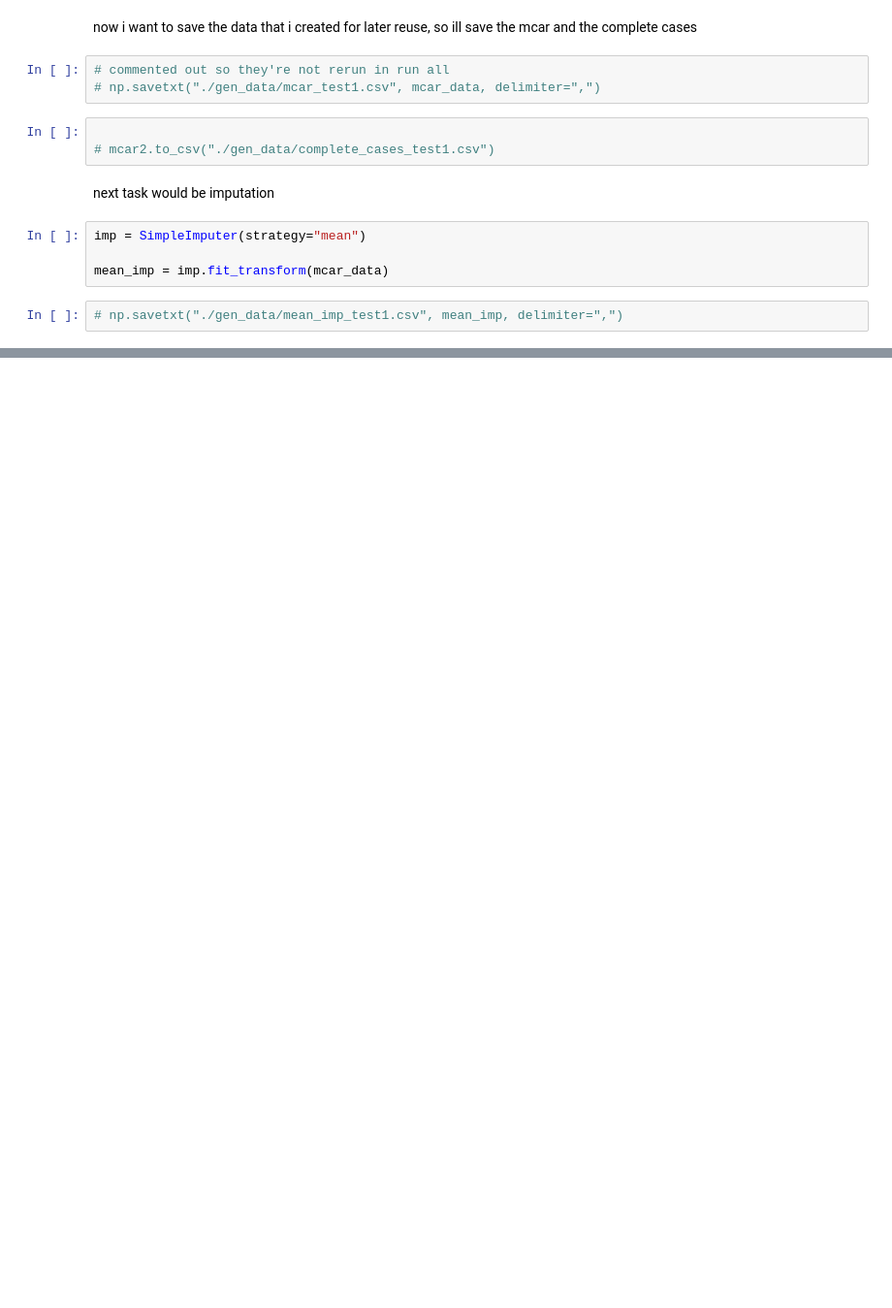
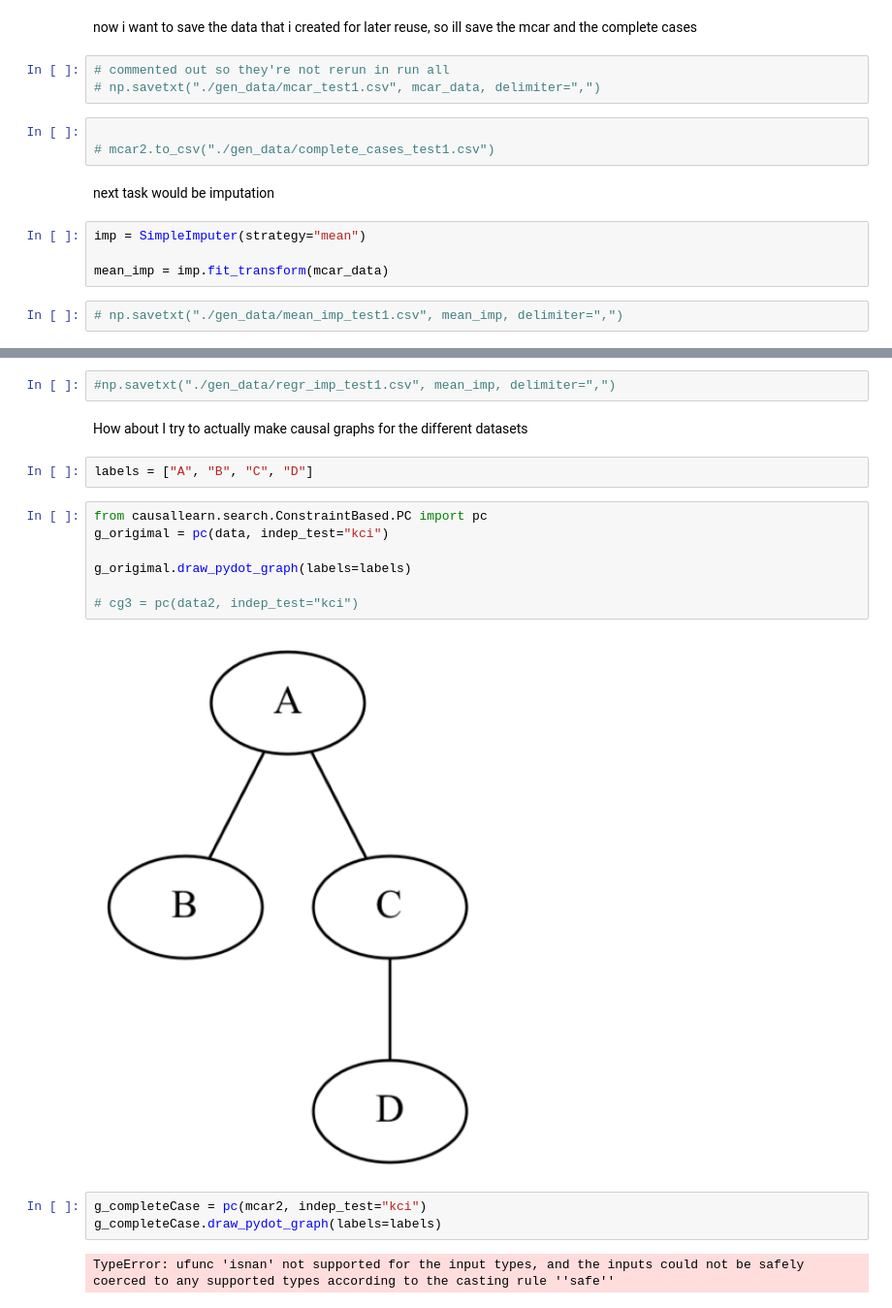
Before and after one commit to eodole/Masters_Thesis, a Jupyter notebook: Py_Code/missing_data.ipynb, the cells around one changed output, grey strips where cells are left out. Shown at 97% size. Saved outputs shown, nothing was run; the diff lists cells and outputs as text; blank space fills up the shorter version.

Commit message:
added another imputation method and made threeof the four causal graphs but had problems with complete cases

```diff
--- a/Py_Code/missing_data.ipynb
+++ b/Py_Code/missing_data.ipynb
@@ -79,0 +120,20 @@ mean_imp = imp.fit_transform(mcar_data)
+# %%
+#np.savetxt("./gen_data/regr_imp_test1.csv", mean_imp, delimiter=",")
+# %% [markdown]
+How about I try to actually make causal graphs for the different datasets
+# %%
+labels = ["A", "B", "C", "D"]
+# %%
+from causallearn.search.ConstraintBased.PC import pc
+g_origimal = pc(data, indep_test="kci")
+
+g_origimal.draw_pydot_graph(labels=labels)
+
+# cg3 = pc(data2, indep_test="kci")
+# %% [output]
+[figure, added]
+# %%
+g_completeCase = pc(mcar2, indep_test="kci")
+g_completeCase.draw_pydot_graph(labels=labels)
+# %% [output]
+TypeError: ufunc 'isnan' not supported for the input types, and the inputs could not be safely coerced to any supported types according to the casting rule ''safe''
```
Also changed, not shown: parts of 9 cells of this notebook, 3 other files.
